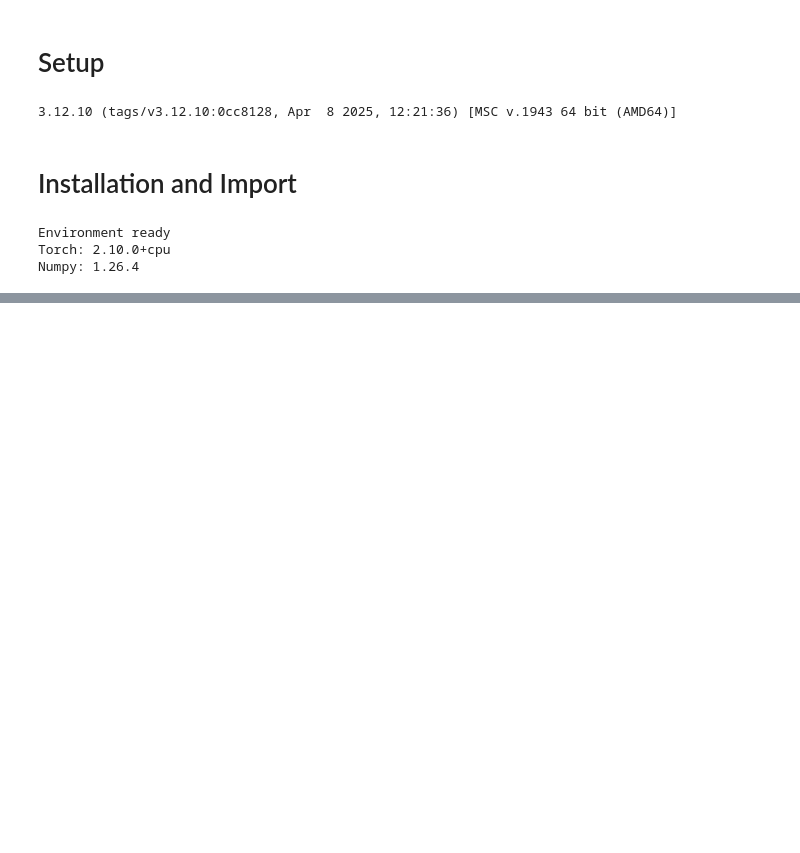
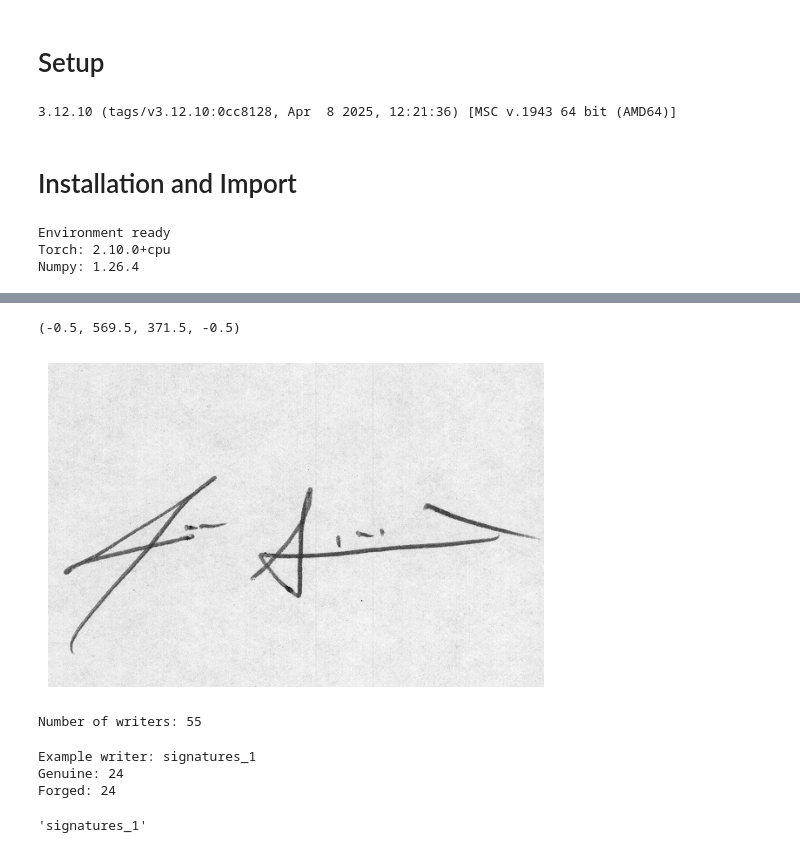
Before and after one commit to Jorj91/Project_Explainable_AI_Banking_Model, a Jupyter notebook: main.ipynb, the cells around one changed output, grey strips where cells are left out. Cells and saved outputs as stored; diff of their text form; code cells hidden in the pictures; blank space fills up the shorter version.

```diff
--- a/main.ipynb
+++ b/main.ipynb
@@ -103,0 +272,21 @@ Numpy: 1.26.4
+# %%
+img = Image.open(data_path / "original_1_24.png")
+img = Image.open(files[-1])
+
+plt.imshow(img, cmap="gray")
+plt.axis("off")
+# %% [output]
+(-0.5, 569.5, 371.5, -0.5)
+[figure, added]
+# %%
+# Load all writers
+
+from pathlib import Path
+
+root = Path("data/signatures")
+
+writers = sorted(root.glob("signatures_*"))
+
+print("Number of writers:", len(writers))
+# %% [output]
+Number of writers: 55
@@ -103,0 +295,23 @@ Numpy: 1.26.4
+# %%
+# Extract genuine and forged signatures per writer
+dataset = []
+
+for writer in writers:
+    files = sorted(writer.glob("*.png"))
+
+    genuine = [f for f in files if "original" in f.name.lower()]
+    forged = [f for f in files if "forg" in f.name.lower()]
+
+    dataset.append({
+        "writer": writer.name,
+        "genuine": genuine,
+        "forged": forged
+    })
+
+print("Example writer:", dataset[0]["writer"])
+print("Genuine:", len(dataset[0]["genuine"]))
+print("Forged:", len(dataset[0]["forged"]))
+# %% [output]
+Example writer: signatures_1
+Genuine: 24
+Forged: 24
@@ -103,0 +320,4 @@ Numpy: 1.26.4
+# %%
+dataset[:1][0]['writer']
+# %% [output]
+'signatures_1'
```
Also changed, not shown: parts of 21 cells of this notebook, 2 other files.
